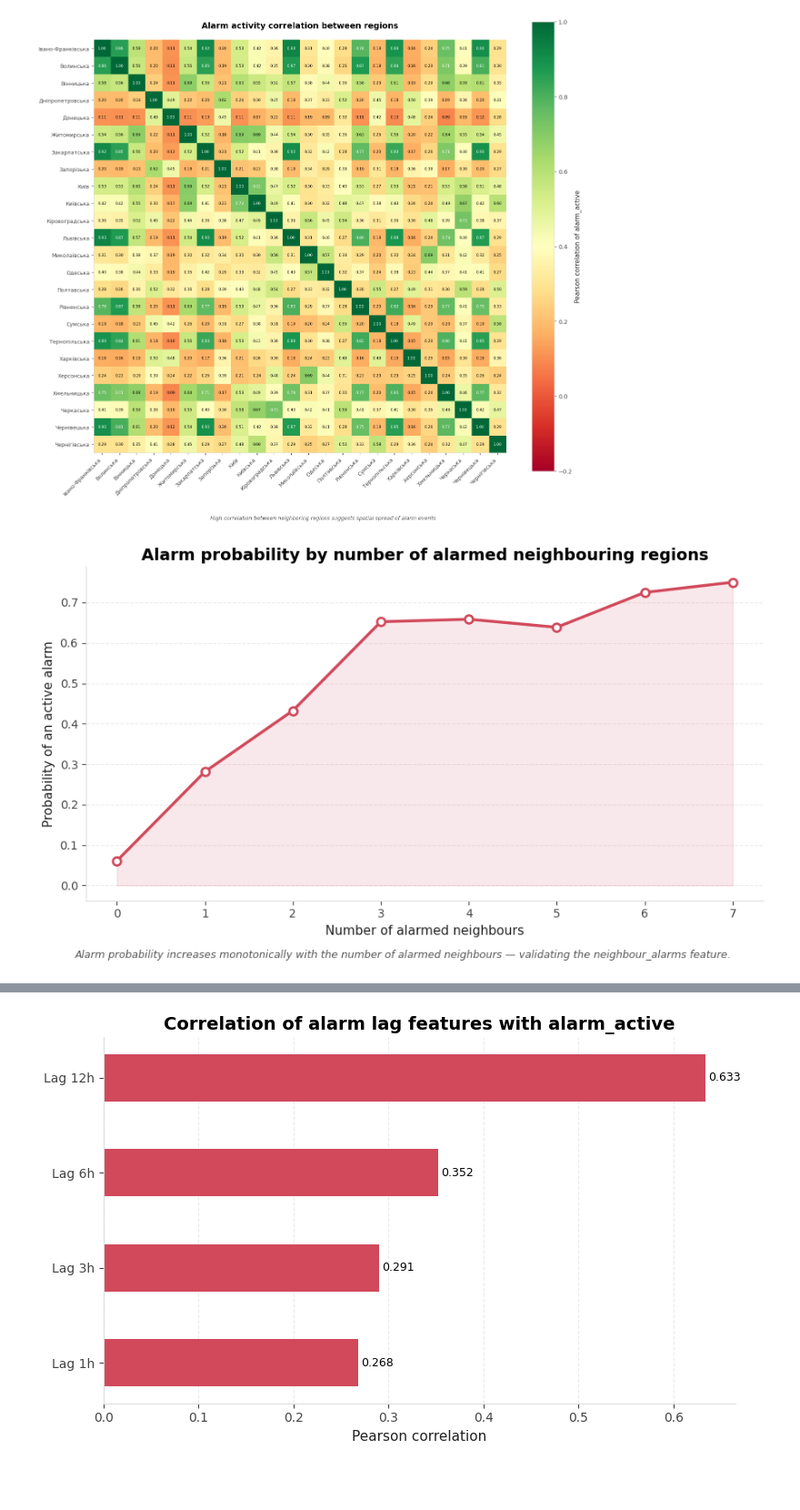
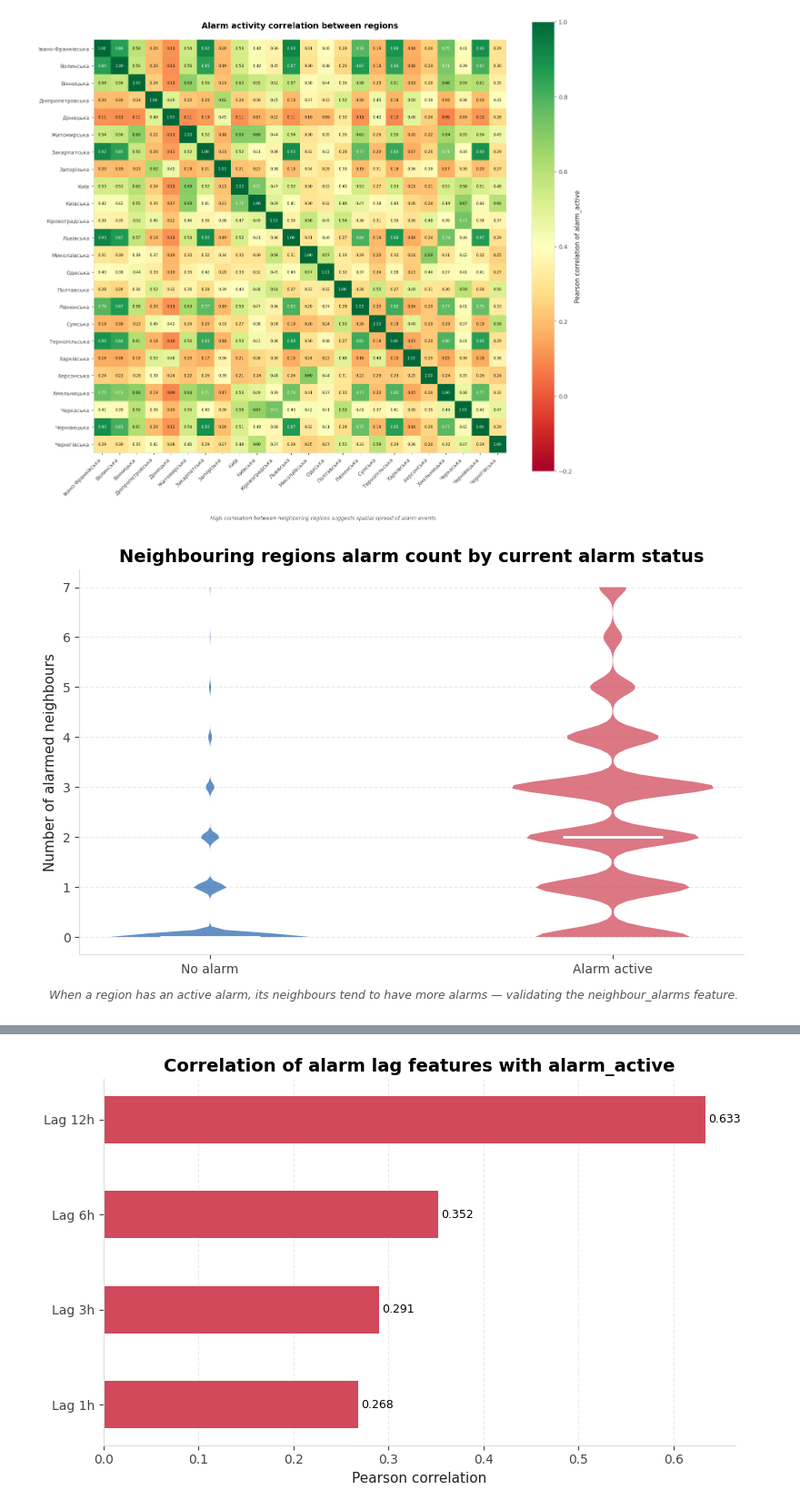
Before and after one commit to khorunzhaviktoriia/war-events-predictor-saas, a Jupyter notebook: forecasting/data_merge_feature_engineering.ipynb, the cells around one changed output, grey strips where cells are left out. Shown at 91% size. Drawn from its saved outputs; the diff is of its cells as text; code cells hidden in the pictures; blank space fills up the shorter version.

```diff
--- a/forecasting/data_merge_feature_engineering.ipynb
+++ b/forecasting/data_merge_feature_engineering.ipynb
@@ -33,6 +34,7 @@ df_weather = pd.read_csv(weather_file)
 df_war_events = pd.read_csv(alarms_file)
 df_isw_matrix = pd.read_csv(isw_file)
 df_tg_matrix = pd.read_csv(tg_file)
+df_tg_region = pd.read_csv(tg_region)
 # %% [markdown]
 ## III. Data merge
 # %% [markdown]
@@ -324,0 +336,8 @@ memory usage: 2.8+ GB
+# %%
+df_final = df_final.merge(
+    df_tg_region[["datetime_hour", "region_id", *tg_region_cols]],
+    on=["datetime_hour", "region_id"],
+    how="left",
+)
+
+df_final[tg_region_cols] = df_final[tg_region_cols].fillna(0)
@@ -460,8 +483,6 @@ df_final['isw_intensity_ema'] = (df_final.groupby('region_id')['isw_total_intens
 
 isw_cols = ['isw_velocity_24h', 'isw_intensity_ema', 'isw_topic_entropy']
 df_final[isw_cols] = df_final[isw_cols].fillna(0)
-# %%
-df_final = df_final.copy()
 # %% [markdown]
 ### TELEGRAM
 # %%
@@ -886,7 +934,12 @@ plt.show()
 # %% [output]
 [figure]
 # %%
-alarm_pivot = df.pivot_table(index='datetime_hour', columns='region_key', values='alarm_active')
+alarm_pivot = df.pivot_table(
+    index='datetime_hour',
+    columns='region_key',
+    values='alarm_active'
+)
+
 region_corr = alarm_pivot.corr()
 
 fig, ax = plt.subplots(figsize=(14, 12))
@@ -914,32 +967,38 @@ plt.show()
 # %% [output]
 [figure]
 # %%
-alarm_by_neighbours = (df.groupby('neighbour_alarms')['alarm_active'].mean().reset_index())
+fig, ax = plt.subplots(figsize=(8, 5))
 
-fig, ax = plt.subplots(figsize=(9, 5))
+parts = ax.violinplot(
+    [df[df['alarm_active']==0]['neighbour_alarms'],
+     df[df['alarm_active']==1]['neighbour_alarms']],
+    positions=[1, 2],
+    showmedians=True,
+    showextrema=False
+)
 
-ax.plot(alarm_by_neighbours['neighbour_alarms'],
-        alarm_by_neighbours['alarm_active'],
-        color=RED_ACCENT, linewidth=2.5,
-        marker='o', markersize=7, markerfacecolor='white', markeredgewidth=2)
+for i, pc in enumerate(parts['bodies']):
+    pc.set_facecolor([BLUE_MAIN, RED_ACCENT][i])
+    pc.set_alpha(0.75)
 
-ax.fill_between(alarm_by_neighbours['neighbour_alarms'], alarm_by_neighbours['alarm_active'], alpha=0.12, color=RED_ACCENT)
+parts['cmedians'].set_color('white')
+parts['cmedians'].set_linewidth(2)
 
-ax.set_title('Alarm probability by number of alarmed neighbouring regions')
-ax.set_xlabel('Number of alarmed neighbours')
-ax.set_ylabel('Probability of an active alarm')
-ax.set_xticks(alarm_by_neighbours['neighbour_alarms'])
+ax.set_xticks([1, 2])
+ax.set_xticklabels(['No alarm', 'Alarm active'])
+ax.set_title('Neighbouring regions alarm count by current alarm status')
+ax.set_ylabel('Number of alarmed neighbours')
 ax.grid(axis='y')
 ax.set_axisbelow(True)
 
 fig.text(0.5, -0.02,
-         'Alarm probability increases monotonically with the number of alarmed neighbours — validating the neighbour_alarms feature.',
+         'When a region has an active alarm, its neighbours tend to have more alarms — validating the neighbour_alarms feature.',
          ha='center', fontsize=9, color=TEXT_GREY, style='italic')
 
 plt.tight_layout()
 plt.show()
 # %% [output]
-[figure, old version]
+[figure, new version]
 # %%
 url = "https://raw.githubusercontent.com/EugeneBorshch/ukraine_geojson/master/UA_FULL_Ukraine.geojson"
 geo = requests.get(url).json()
```
Also changed, not shown: parts of 42 cells of this notebook, 1 other file.
